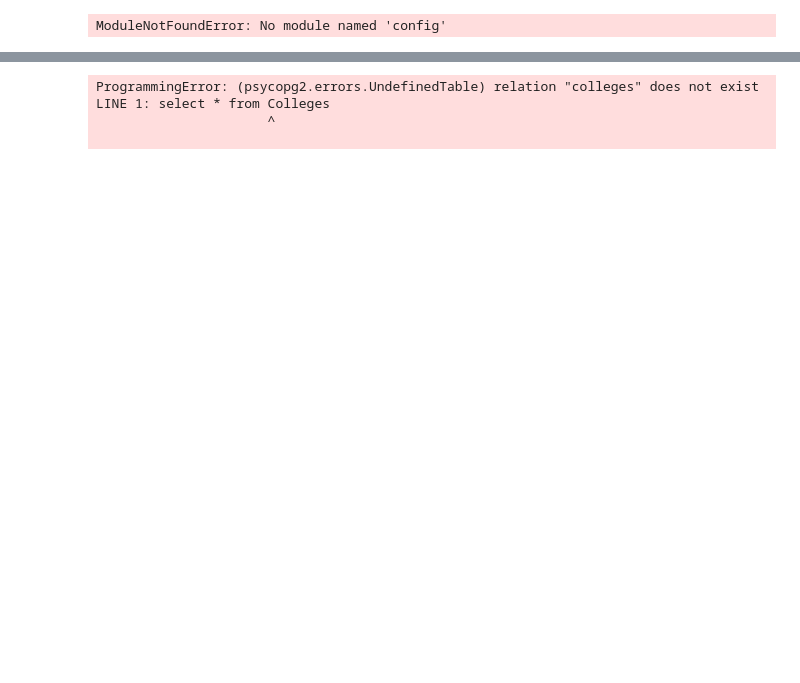
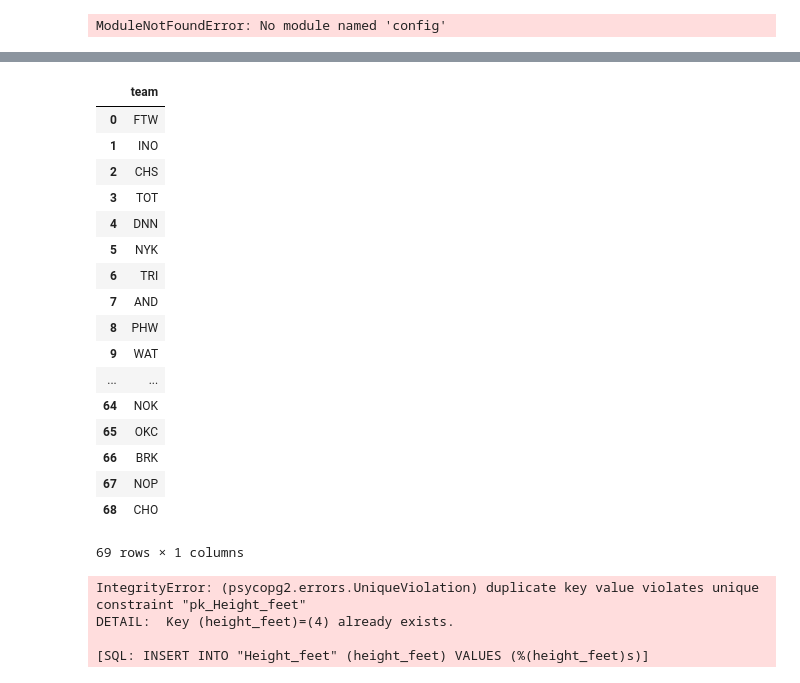
Before and after one commit to eschoon/NBA-Project, a Jupyter notebook: NBA Project.ipynb, the cells around one changed output, grey strips where cells are left out. Saved outputs shown, nothing was run; the diff lists cells and outputs as text; code cells hidden in the pictures; blank space fills up the shorter version.

```diff
--- a/NBA Project.ipynb
+++ b/NBA Project.ipynb
@@ -113,7 +146,29 @@ colleges_4.to_sql(name="Colleges", con=engine, if_exists='append', index=False)
 # %%
-pd.read_sql_query('select * from Colleges', con=engine).head()
+pd.read_sql_query('select * from "Teams"', con=engine)
 # %% [output]
+|  | team |
+| 0 | FTW |
+| 1 | INO |
+| 2 | CHS |
+| 3 | TOT |
+| 4 | DNN |
+| 5 | NYK |
+| 6 | TRI |
+| 7 | AND |
+| 8 | PHW |
+| 9 | WAT |
+| ... | ... |
+| 64 | NOK |
+| 65 | OKC |
+| 66 | BRK |
+| 67 | NOP |
+| 68 | CHO |
-ProgrammingError: (psycopg2.errors.UndefinedTable) relation "colleges" does not exist
-LINE 1: select * from Colleges
-                      ^
-
+69 rows × 1 columns
+# %%
+#Enter Height_feet Table
+df_height.to_sql(name="Height_feet", con=engine, if_exists='append', index=False)
+# %% [output]
+IntegrityError: (psycopg2.errors.UniqueViolation) duplicate key value violates unique constraint "pk_Height_feet"
+DETAIL:  Key (height_feet)=(4) already exists.
+
+[SQL: INSERT INTO "Height_feet" (height_feet) VALUES (%(height_feet)s)]
```
Also changed, not shown: parts of 17 cells of this notebook.
